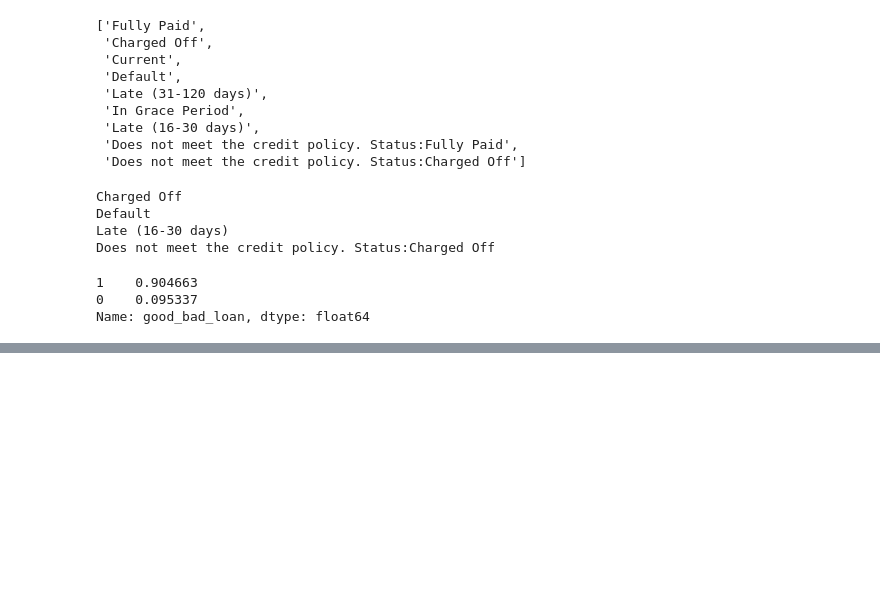
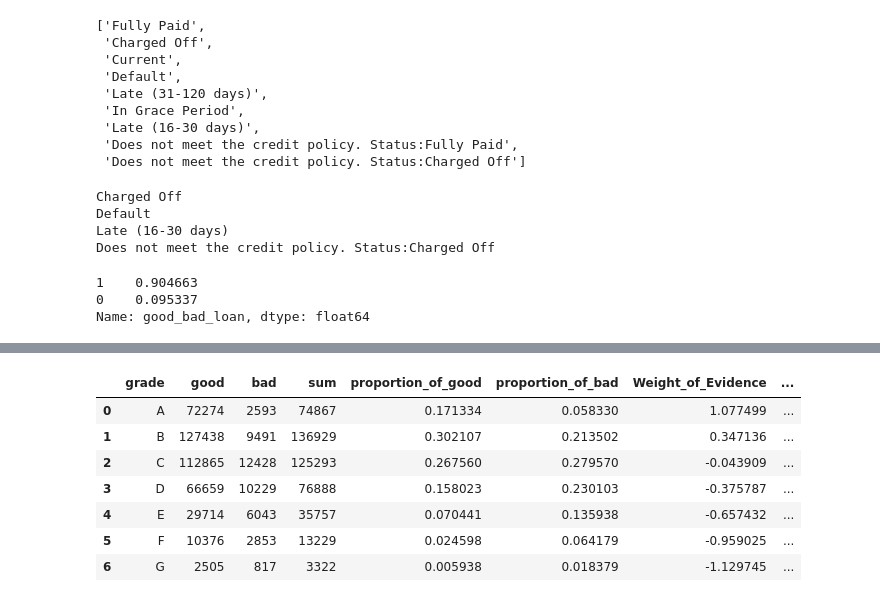
Before and after one commit to EmilSeyfullayev/Credit_Risk_Modeling_in_Python, a Jupyter notebook: General_processing.ipynb, the cells around one changed output, grey strips where cells are left out. Saved outputs shown, nothing was run; the diff lists cells and outputs as text; code cells hidden in the pictures; blank space fills up the shorter version.

```diff
--- a/General_processing.ipynb
+++ b/General_processing.ipynb
@@ -530,0 +579,4 @@ Name: good_bad_loan, dtype: float64
+# %%
+df_grade = df_grade.groupby(df_grade.columns[0], as_index=False).sum()
+# %%
+df_grade['sum'] = df_grade['good'] + df_grade['bad']
@@ -530,0 +587,4 @@ Name: good_bad_loan, dtype: float64
+# %%
+df_grade['proportion_of_good'] = df_grade['good']/df_grade['good'].sum()
+df_grade['proportion_of_bad'] = df_grade['bad']/df_grade['bad'].sum()
+df_grade
@@ -530,0 +602,5 @@ Name: good_bad_loan, dtype: float64
+# %%
+df_grade['Weight_of_Evidence'] = np.log(
+    df_grade['proportion_of_good']/df_grade['proportion_of_bad']
+)
+df_grade
@@ -530,0 +616,17 @@ Name: good_bad_loan, dtype: float64
+# %%
+df_grade['Information_value'] = (
+    df_grade['proportion_of_good'] - df_grade['proportion_of_bad']
+) * df_grade['Weight_of_Evidence']
+
+df_grade['Information_value'] = df_grade['Information_value'].sum()
+
+df_grade
+# %% [output]
+|  | grade | good | bad | sum | proportion_of_good | proportion_of_bad | Weight_of_Evidence | ... |
+| 0 | A | 72274 | 2593 | 74867 | 0.171334 | 0.058330 | 1.077499 | ... |
+| 1 | B | 127438 | 9491 | 136929 | 0.302107 | 0.213502 | 0.347136 | ... |
+| 2 | C | 112865 | 12428 | 125293 | 0.267560 | 0.279570 | -0.043909 | ... |
+| 3 | D | 66659 | 10229 | 76888 | 0.158023 | 0.230103 | -0.375787 | ... |
+| 4 | E | 29714 | 6043 | 35757 | 0.070441 | 0.135938 | -0.657432 | ... |
+| 5 | F | 10376 | 2853 | 13229 | 0.024598 | 0.064179 | -0.959025 | ... |
+| 6 | G | 2505 | 817 | 3322 | 0.005938 | 0.018379 | -1.129745 | ... |
```
Also changed, not shown: parts of 16 cells of this notebook.
